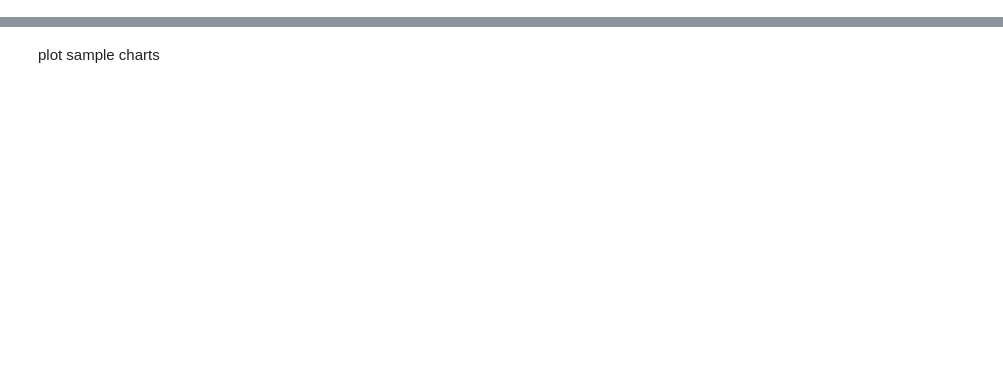
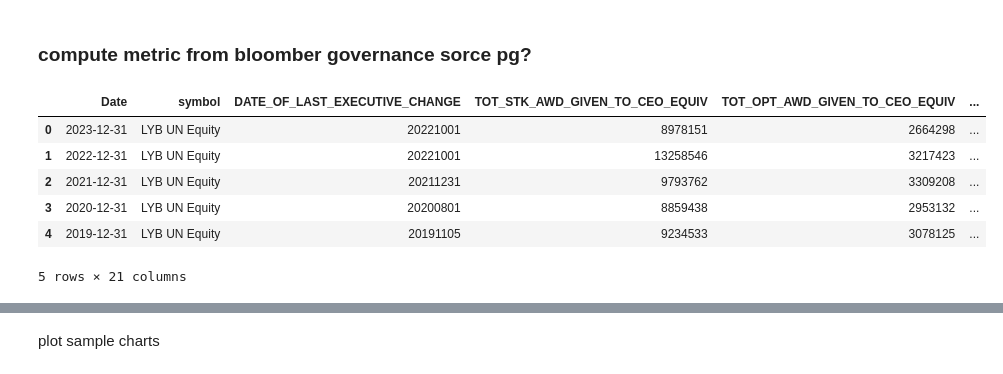
Before and after one commit to lucasarabi/Executive-Compensation-Research, a Jupyter notebook: code/data_reformat/Main.ipynb, the cells around one changed output, grey strips where cells are left out. Cells and saved outputs as stored; diff of their text form; code cells hidden in the pictures; blank space fills up the shorter version.

```diff
--- a/code/data_reformat/Main.ipynb
+++ b/code/data_reformat/Main.ipynb
@@ -24,9 +48,13 @@ csv_files = [
+# %%
+PX_last_data = PX_last_data.drop(union_list,axis=1) # drop missing data for now
+PX_last_data_melt = pd.melt(PX_last_data,id_vars=['DATES'], var_name='symbol',value_name="PX_last")
 # %%
 merged_df = None
 
 for file in csv_files:
     file_path = os.path.join(dir, file+".csv")
     df = pd.read_csv(file_path)
+    df = df.drop(union_list,axis=1) # drop missing data for now
     df["Date"] =  pd.to_datetime(df["Date"])
     file_name = os.path.splitext(file)[0]
     melted_df = pd.melt(df, id_vars=["Date"], var_name="symbol", value_name=file_name)
@@ -37,4 +65,4 @@ for file in csv_files:
         merged_df = pd.merge(merged_df, melted_df, on=["Date", "symbol"], how="outer")
 
 
-merged_df.to_csv("merged_data.csv", index=False)
+#merged_df.to_csv("merged_data.csv", index=False)
@@ -46,0 +69,26 @@ merged_df.to_csv("merged_data.csv", index=False)
+# %%
+#read in GICS data
+data_GICS = pd.read_csv("../../data/503_GICSData.csv")
+# %%
+merged_df = pd.merge(merged_df,data_GICS,left_on="symbol",right_on="Symbol",how="left" )
+# %% [markdown]
+### compute metric from bloomber governance sorce pg?
+# %%
+# add columns to data
+merged_df.loc[:,"equity_Compensation_CEO"] = merged_df['TOT_STK_AWD_GIVEN_TO_CEO_EQUIV']+merged_df["TOT_OPT_AWD_GIVEN_TO_CEO_EQUIV"]   # Equity compensation   = Total stock awards + Total option awards
+merged_df.loc[:,"cash_incentive_CEO"] = merged_df['TOT_BONUSES_PAID_TO_CEO_EQUIV']+merged_df['TOT_N_EQT_INCENT_GVN_TO_CEO_EQ']         # Cash incentive        = Total bonuses paid + Total equity incentive given
+merged_df.loc[:,"Variable_Pay_CEO"] = merged_df["cash_incentive_CEO"]+merged_df["equity_Compensation_CEO"]                             # Variable Pay          = Cash incentive + Equity incentive
+merged_df.loc[:,"cash_incentive_CEO_percent"] = merged_df["cash_incentive_CEO"]/merged_df["Variable_Pay_CEO"]                          # Cash incentive ratio  = Cash incentive / (Cash incentive + Equity incentive)
+
+#add years to both data sets
+merged_df["year"]=merged_df["Date"].dt.year
+PX_last_data_melt["year"]=PX_last_data_melt["DATES"].dt.year
+display(merged_df.head())
+# %% [output]
+|  | Date | symbol | DATE_OF_LAST_EXECUTIVE_CHANGE | TOT_STK_AWD_GIVEN_TO_CEO_EQUIV | TOT_OPT_AWD_GIVEN_TO_CEO_EQUIV | ... |
+| 0 | 2023-12-31 | LYB UN Equity | 20221001 | 8978151 | 2664298 | ... |
+| 1 | 2022-12-31 | LYB UN Equity | 20221001 | 13258546 | 3217423 | ... |
+| 2 | 2021-12-31 | LYB UN Equity | 20211231 | 9793762 | 3309208 | ... |
+| 3 | 2020-12-31 | LYB UN Equity | 20200801 | 8859438 | 2953132 | ... |
+| 4 | 2019-12-31 | LYB UN Equity | 20191105 | 9234533 | 3078125 | ... |
+5 rows × 21 columns
```
Also changed, not shown: parts of 21 cells of this notebook, 3 other files.
